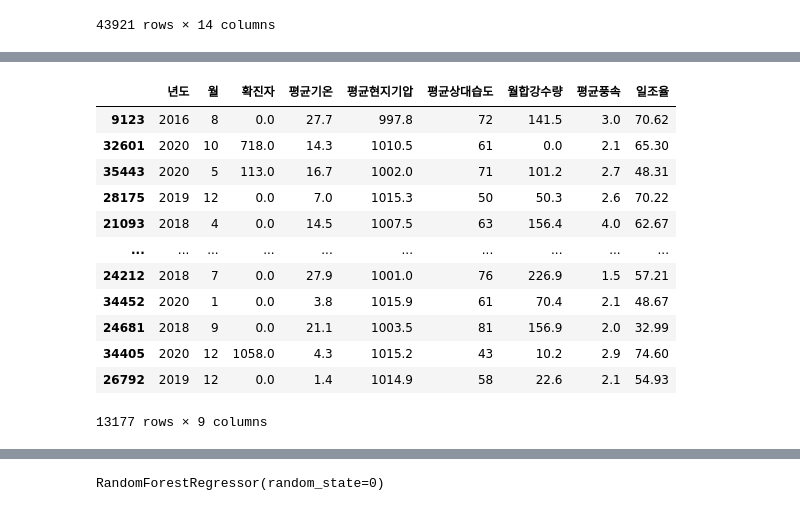
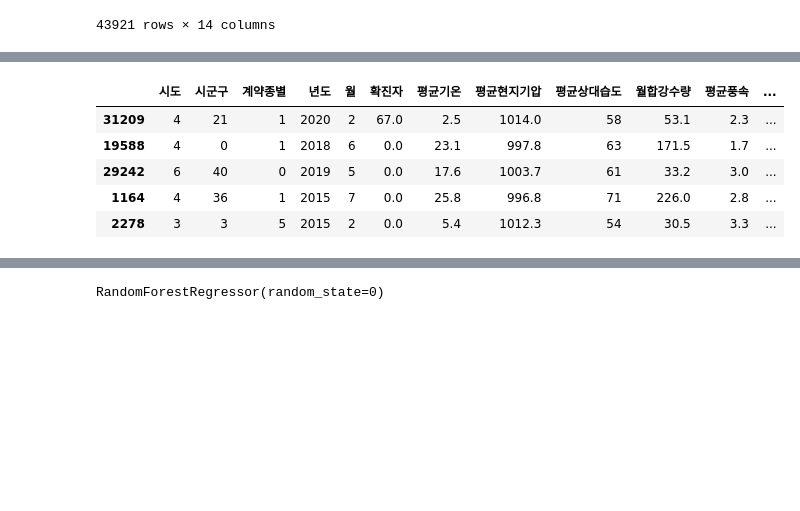
Before and after one commit to gyocheol/MachinLearning_project, a Jupyter notebook: RandomForest.ipynb, the cells around one changed output, grey strips where cells are left out. Drawn from its saved outputs; the diff is of its cells as text; code cells hidden in the pictures; blank space fills up the shorter version.

```diff
--- a/RandomForest.ipynb
+++ b/RandomForest.ipynb
@@ -207,16 +112,14 @@ Name: 전력 사용량, Length: 30744, dtype: float64
-# %%
-X_test
-# %% [output]
-|  | 년도 | 월 | 확진자 | 평균기온 | 평균현지기압 | 평균상대습도 | 월합강수량 | 평균풍속 | 일조율 |
-| 9123 | 2016 | 8 | 0.0 | 27.7 | 997.8 | 72 | 141.5 | 3.0 | 70.62 |
-| 32601 | 2020 | 10 | 718.0 | 14.3 | 1010.5 | 61 | 0.0 | 2.1 | 65.30 |
-| 35443 | 2020 | 5 | 113.0 | 16.7 | 1002.0 | 71 | 101.2 | 2.7 | 48.31 |
-| 28175 | 2019 | 12 | 0.0 | 7.0 | 1015.3 | 50 | 50.3 | 2.6 | 70.22 |
-| 21093 | 2018 | 4 | 0.0 | 14.5 | 1007.5 | 63 | 156.4 | 4.0 | 62.67 |
-| ... | ... | ... | ... | ... | ... | ... | ... | ... | ... |
-| 24212 | 2018 | 7 | 0.0 | 27.9 | 1001.0 | 76 | 226.9 | 1.5 | 57.21 |
-| 34452 | 2020 | 1 | 0.0 | 3.8 | 1015.9 | 61 | 70.4 | 2.1 | 48.67 |
-| 24681 | 2018 | 9 | 0.0 | 21.1 | 1003.5 | 81 | 156.9 | 2.0 | 32.99 |
-| 34405 | 2020 | 12 | 1058.0 | 4.3 | 1015.2 | 43 | 10.2 | 2.9 | 74.60 |
-| 26792 | 2019 | 12 | 0.0 | 1.4 | 1014.9 | 58 | 22.6 | 2.1 | 54.93 |
-13177 rows × 9 columns
+# %%
+# object 인코딩
+le = LabelEncoder()
+c = X_train.columns[X_train.dtypes ==object]
+for i in c:
+    X_train[i] = le.fit_transform(X_train[i])
+X_train.head()
+# %% [output]
+|  | 시도 | 시군구 | 계약종별 | 년도 | 월 | 확진자 | 평균기온 | 평균현지기압 | 평균상대습도 | 월합강수량 | 평균풍속 | ... |
+| 31209 | 4 | 21 | 1 | 2020 | 2 | 67.0 | 2.5 | 1014.0 | 58 | 53.1 | 2.3 | ... |
+| 19588 | 4 | 0 | 1 | 2018 | 6 | 0.0 | 23.1 | 997.8 | 63 | 171.5 | 1.7 | ... |
+| 29242 | 6 | 40 | 0 | 2019 | 5 | 0.0 | 17.6 | 1003.7 | 61 | 33.2 | 3.0 | ... |
+| 1164 | 4 | 36 | 1 | 2015 | 7 | 0.0 | 25.8 | 996.8 | 71 | 226.0 | 2.8 | ... |
+| 2278 | 3 | 3 | 5 | 2015 | 2 | 0.0 | 5.4 | 1012.3 | 54 | 30.5 | 3.3 | ... |
```
Also changed, not shown: parts of 19 cells of this notebook, 2 other files.
